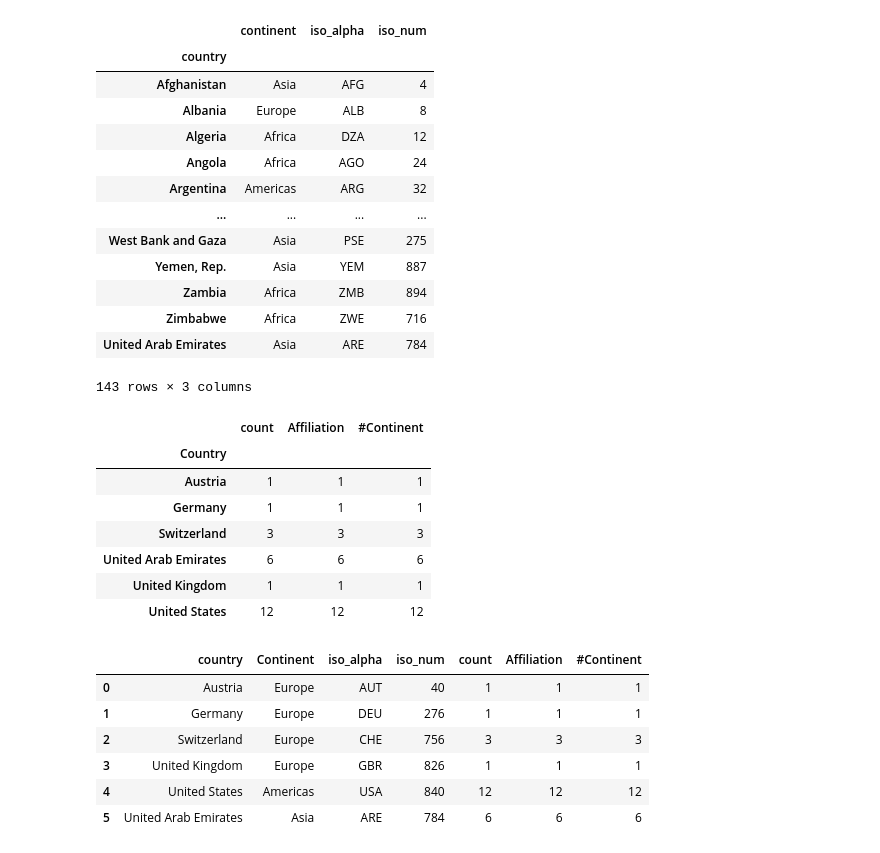
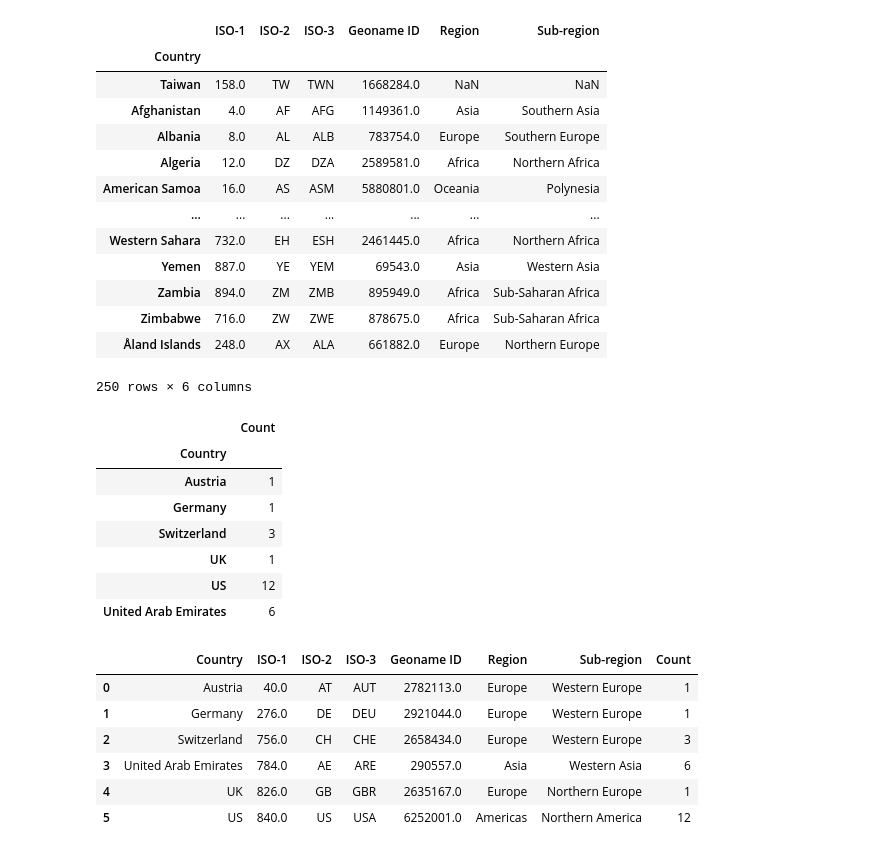
Before and after one commit to hyperrhiz/jekyll-journal, a Jupyter notebook: _graph/wip.ipynb, the cells around one changed output. Saved outputs shown, nothing was run; the diff lists cells and outputs as text; code cells hidden in the pictures.

```diff
--- a/_graph/wip.ipynb
+++ b/_graph/wip.ipynb
@@ -38,53 +9,52 @@ df.loc['United Arab Emirates'] = ['Asia', 'ARE', '784']
+# %%
+df = pd.read_csv('country-codes.csv', index_col='Country')
 # %%
 display(df)
 # %% [output]
-|  | continent | iso_alpha | iso_num |
-| country |  |  |  |
-| Afghanistan | Asia | AFG | 4 |
-| Albania | Europe | ALB | 8 |
-| Algeria | Africa | DZA | 12 |
-| Angola | Africa | AGO | 24 |
-| Argentina | Americas | ARG | 32 |
-| ... | ... | ... | ... |
-| West Bank and Gaza | Asia | PSE | 275 |
-| Yemen, Rep. | Asia | YEM | 887 |
-| Zambia | Africa | ZMB | 894 |
-| Zimbabwe | Africa | ZWE | 716 |
-| United Arab Emirates | Asia | ARE | 784 |
+|  | ISO-1 | ISO-2 | ISO-3 | Geoname ID | Region | Sub-region |
+| Country |  |  |  |  |  |  |
+| Taiwan | 158.0 | TW | TWN | 1668284.0 | NaN | NaN |
+| Afghanistan | 4.0 | AF | AFG | 1149361.0 | Asia | Southern Asia |
+| Albania | 8.0 | AL | ALB | 783754.0 | Europe | Southern Europe |
+| Algeria | 12.0 | DZ | DZA | 2589581.0 | Africa | Northern Africa |
+| American Samoa | 16.0 | AS | ASM | 5880801.0 | Oceania | Polynesia |
+| ... | ... | ... | ... | ... | ... | ... |
+| Western Sahara | 732.0 | EH | ESH | 2461445.0 | Africa | Northern Africa |
+| Yemen | 887.0 | YE | YEM | 69543.0 | Asia | Western Asia |
+| Zambia | 894.0 | ZM | ZMB | 895949.0 | Africa | Sub-Saharan Africa |
+| Zimbabwe | 716.0 | ZW | ZWE | 878675.0 | Africa | Sub-Saharan Africa |
+| Åland Islands | 248.0 | AX | ALA | 661882.0 | Europe | Northern Europe |
-143 rows × 3 columns
+250 rows × 6 columns
 # %%
-author_file = 'Authors.csv'
+author_file = 'Authors da f917d.csv'
 columns = [
     'Name',
     'Country',
-    'Affiliation',
-    '#Continent',
 ]
 df_authors = pd.read_csv(author_file, usecols=columns)
-# display(df_authors)
 df_counts = df_authors.groupby('Country').count()
-df_counts.rename(columns={'Name':'count'}, inplace=True)
+df_counts.rename(columns={'Name':'Count'}, inplace=True)
 display(df_counts)
 # %% [output]
-|  | count | Affiliation | #Continent |
-| Country |  |  |  |
-| Austria | 1 | 1 | 1 |
-| Germany | 1 | 1 | 1 |
-| Switzerland | 3 | 3 | 3 |
-| United Arab Emirates | 6 | 6 | 6 |
-| United Kingdom | 1 | 1 | 1 |
-| United States | 12 | 12 | 12 |
+|  | Count |
+| Country |  |
+| Austria | 1 |
+| Germany | 1 |
+| Switzerland | 3 |
+| UK | 1 |
+| US | 12 |
+| United Arab Emirates | 6 |
 # %%
-df_final = df.merge(df_counts, right_index=True, left_on='country', how='inner')
+df_final = df.merge(df_counts, right_index=True, left_on='Country', how='inner')
 df_final.reset_index(inplace=True)
 df_final.rename(columns={'continent':'Continent'}, inplace=True)
 display(df_final)
 # %% [output]
-|  | country | Continent | iso_alpha | iso_num | count | Affiliation | #Continent |
-| 0 | Austria | Europe | AUT | 40 | 1 | 1 | 1 |
-| 1 | Germany | Europe | DEU | 276 | 1 | 1 | 1 |
-| 2 | Switzerland | Europe | CHE | 756 | 3 | 3 | 3 |
-| 3 | United Kingdom | Europe | GBR | 826 | 1 | 1 | 1 |
-| 4 | United States | Americas | USA | 840 | 12 | 12 | 12 |
-| 5 | United Arab Emirates | Asia | ARE | 784 | 6 | 6 | 6 |
+|  | Country | ISO-1 | ISO-2 | ISO-3 | Geoname ID | Region | Sub-region | Count |
+| 0 | Austria | 40.0 | AT | AUT | 2782113.0 | Europe | Western Europe | 1 |
+| 1 | Germany | 276.0 | DE | DEU | 2921044.0 | Europe | Western Europe | 1 |
+| 2 | Switzerland | 756.0 | CH | CHE | 2658434.0 | Europe | Western Europe | 3 |
+| 3 | United Arab Emirates | 784.0 | AE | ARE | 290557.0 | Asia | Western Asia | 6 |
+| 4 | UK | 826.0 | GB | GBR | 2635167.0 | Europe | Northern Europe | 1 |
+| 5 | US | 840.0 | US | USA | 6252001.0 | Americas | Northern America | 12 |
 # %%
```
Also changed, not shown: parts of 7 cells of this notebook, 6 other files.
